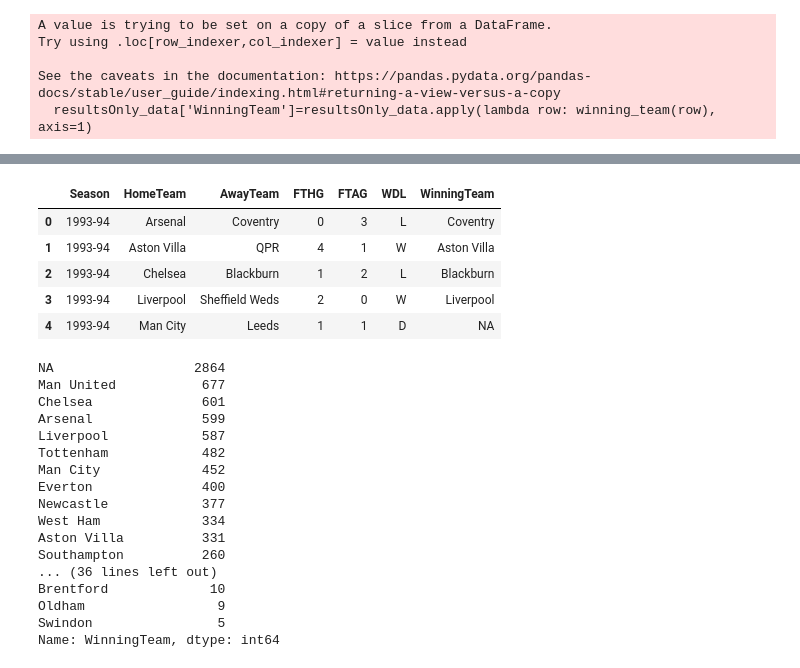
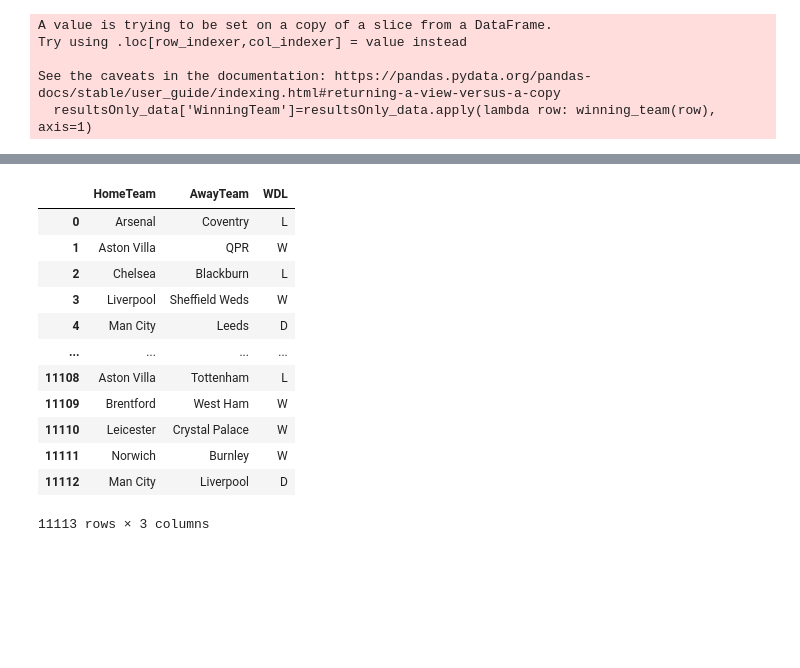
Before and after one commit to JanuariusJang/SportsAnalytics, a Jupyter notebook: notebooks/results.ipynb, the cells around one changed output, grey strips where cells are left out. Cells and saved outputs as stored; diff of their text form; code cells hidden in the pictures; blank space fills up the shorter version.

```diff
--- a/notebooks/results.ipynb
+++ b/notebooks/results.ipynb
@@ -3,7 +3,7 @@ import matplotlib.pyplot as plt
 # %%
 import numpy as np
 import pandas as pd
-results_data = pd.read_csv('/Users/januariusjang/code/JanuariusJang/sportsanalytics/data/external/Past_results_1993_2021.csv', encoding='windows-1252')
+results_data = pd.read_csv('/home/aarontjk/code/JanuariusJang/sportsanalytics/raw_data/Past_results_1993_2021.csv', encoding='windows-1252')
 results_data.head()
 # %% [output]
 |  | Season | DateTime | HomeTeam | AwayTeam | FTHG | FTAG | FTR | HTHG | HTAG | HTR | ... | ... |
@@ -65,3 +65,5 @@ Try using .loc[row_indexer,col_indexer] = value instead
 
 See the caveats in the documentation: https://pandas.pydata.org/pandas-docs/stable/user_guide/indexing.html#returning-a-view-versus-a-copy
   resultsOnly_data['WinningTeam']=resultsOnly_data.apply(lambda row: winning_team(row), axis=1)
+# %%
+resultsOnly_data.drop('WinningTeam', axis=1, inplace=True)
@@ -67,0 +75,4 @@ See the caveats in the documentation: https://pandas.pydata.org/pandas-docs/stab
+# %%
+resultsOnly_data.drop('Season', axis=1, inplace=True)
+resultsOnly_data.drop('FTHG', axis=1, inplace=True)
+resultsOnly_data.drop('FTAG', axis=1, inplace=True)
@@ -68,29 +92,16 @@ See the caveats in the documentation: https://pandas.pydata.org/pandas-docs/stab
 # %%
-resultsOnly_data.head()
+resultsOnly_data
 # %% [output]
-|  | Season | HomeTeam | AwayTeam | FTHG | FTAG | WDL | WinningTeam |
-| 0 | 1993-94 | Arsenal | Coventry | 0 | 3 | L | Coventry |
-| 1 | 1993-94 | Aston Villa | QPR | 4 | 1 | W | Aston Villa |
-| 2 | 1993-94 | Chelsea | Blackburn | 1 | 2 | L | Blackburn |
-| 3 | 1993-94 | Liverpool | Sheffield Weds | 2 | 0 | W | Liverpool |
-| 4 | 1993-94 | Man City | Leeds | 1 | 1 | D | NA |
+|  | HomeTeam | AwayTeam | WDL |
+| 0 | Arsenal | Coventry | L |
+| 1 | Aston Villa | QPR | W |
+| 2 | Chelsea | Blackburn | L |
+| 3 | Liverpool | Sheffield Weds | W |
+| 4 | Man City | Leeds | D |
+| ... | ... | ... | ... |
+| 11108 | Aston Villa | Tottenham | L |
+| 11109 | Brentford | West Ham | W |
+| 11110 | Leicester | Crystal Palace | W |
+| 11111 | Norwich | Burnley | W |
+| 11112 | Man City | Liverpool | D |
+11113 rows × 3 columns
-# %%
-resultsOnly_data['WinningTeam'].value_counts()
-# %% [output]
-NA                  2864
-Man United           677
-Chelsea              601
-Arsenal              599
-Liverpool            587
-Tottenham            482
-Man City             452
-Everton              400
-Newcastle            377
-West Ham             334
-Aston Villa          331
-Southampton          260
-... (36 lines left out)
-Brentford             10
-Oldham                 9
-Swindon                5
-Name: WinningTeam, dtype: int64
```
Also changed, not shown: parts of 26 cells of this notebook, 13 other files.
